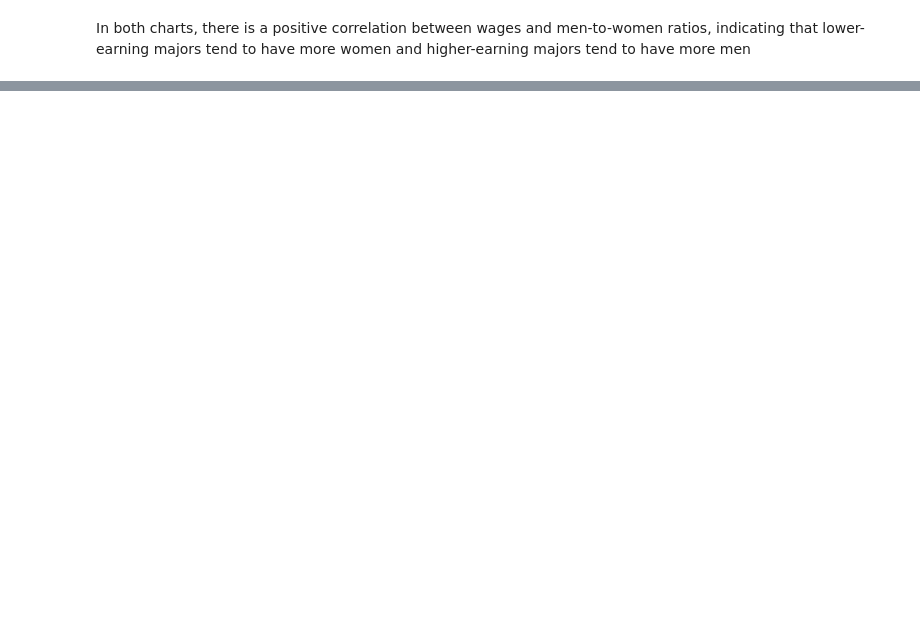
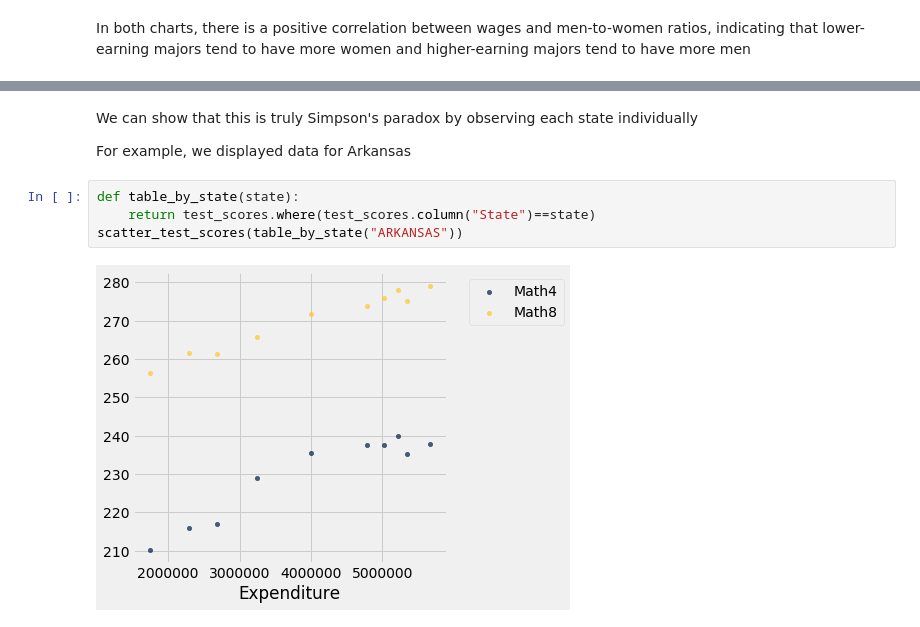
Before and after one commit to SpeedyCannon/ResearchDataScience, a Jupyter notebook: Python Testing.ipynb, the cells around one changed output, grey strips where cells are left out. Cells and saved outputs as stored; diff of their text form; blank space fills up the shorter version.

```diff
--- a/Python Testing.ipynb
+++ b/Python Testing.ipynb
@@ -130,0 +198,9 @@ cs_wage_and_gender_ratio.plot('Median','MenToWomen')
+# %% [markdown]
+<p>We can show that this is truly Simpson's paradox by observing each state individually</p>
+<p>For example, we displayed data for Arkansas</p>
+# %%
+def table_by_state(state):
+    return test_scores.where(test_scores.column("State")==state)
+scatter_test_scores(table_by_state("ARKANSAS"))
+# %% [output]
+[figure, added]
```
Also changed, not shown: parts of 17 cells of this notebook.
